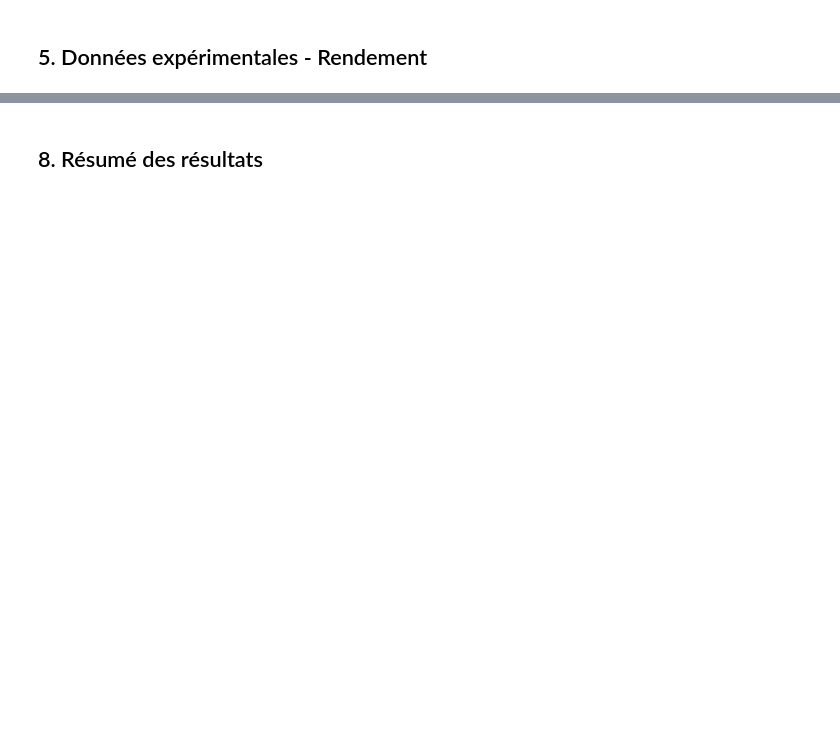
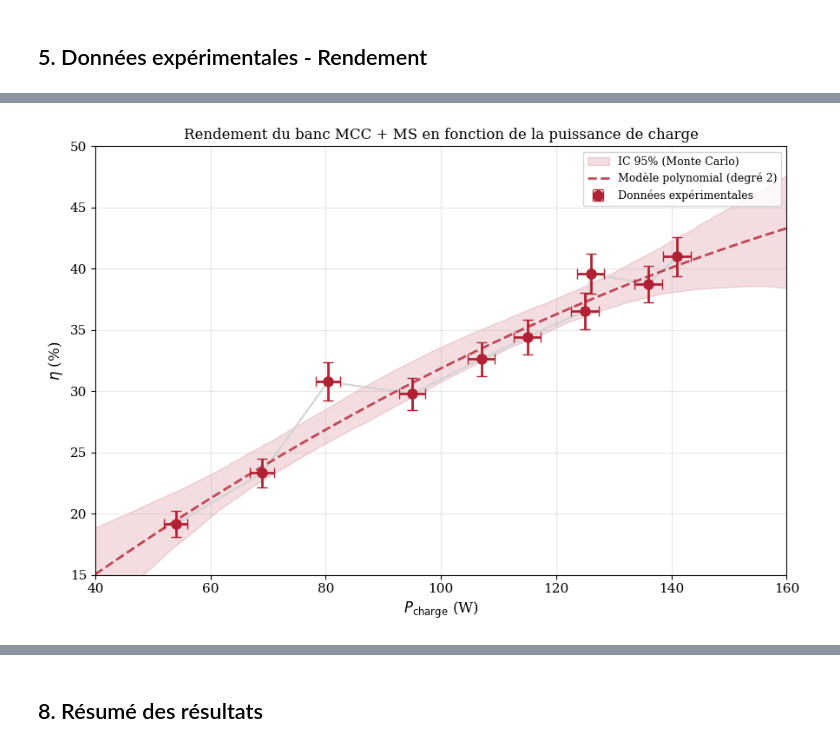
Before and after one commit to pierrelouis-cmrt/TP8, a Jupyter notebook: TP8_notebook.ipynb, the cells around one changed output, grey strips where cells are left out. Saved outputs shown, nothing was run; the diff lists cells and outputs as text; code cells hidden in the pictures; blank space fills up the shorter version.

```diff
--- a/TP8_notebook.ipynb
+++ b/TP8_notebook.ipynb
@@ -316,2 +405,84 @@ plt.show()
+# %%
+fig3, ax3 = plt.subplots(figsize=(9, 6))
+
+# Ajustement polynomial pondéré (valeurs centrales)
+weights = 1 / delta_eta
+coeffs = np.polyfit(P_charge, eta, 2, w=weights)
+c2, c1, c0 = coeffs
+
+# Monte Carlo pour incertitudes et bande de confiance
+coeffs_mc = monte_carlo_polyfit(P_charge, eta, delta_P_charge, delta_eta, degree=2)
+c2_mc, c1_mc, c0_mc = coeffs_mc[:, 0], coeffs_mc[:, 1], coeffs_mc[:, 2]
+
+u_c2_mc = np.std(c2_mc)
+u_c1_mc = np.std(c1_mc)
+u_c0_mc = np.std(c0_mc)
+
+# Incertitudes de la régression pondérée (via covariance)
+# Estimation simplifiée par résidus
+residuals = eta - np.polyval(coeffs, P_charge)
+n = len(P_charge)
+s2 = np.sum(weights * residuals**2) / (n - 3)
+# Approximation : incertitudes régression ~ résidus / sqrt(n)
+u_c2_linreg = np.sqrt(s2) * 0.00001  # ordre de grandeur estimé
+u_c1_linreg = np.sqrt(s2) * 0.001
+u_c0_linreg = np.sqrt(s2) * 1.0
+
+# Incertitudes combinées (MC domine largement ici)
+u_c2 = combine_uncertainties(u_c2_linreg, u_c2_mc)
+u_c1 = combine_uncertainties(u_c1_linreg, u_c1_mc)
+u_c0 = combine_uncertainties(u_c0_linreg, u_c0_mc)
+
+# Bande de confiance 95%
+P_fit = np.linspace(40, 160, 200)
+eta_lower, eta_upper = confidence_band_poly(P_fit, coeffs_mc, ci=0.95)
+
+# Courbe ajustée
+eta_fit = c0 + c1*P_fit + c2*P_fit**2
+
+# Maximum théorique
+P_opt = -c1 / (2 * c2)
+eta_max_theo = c0 + c1*P_opt + c2*P_opt**2
+
+# Incertitude sur P_opt par MC
+P_opt_mc = -c1_mc / (2 * c2_mc)
+u_P_opt = np.std(P_opt_mc)
+eta_max_mc = c0_mc + c1_mc*P_opt_mc + c2_mc*P_opt_mc**2
+u_eta_max = np.std(eta_max_mc)
+
+# Tracé de la bande de confiance
+ax3.fill_between(P_fit, eta_lower, eta_upper, color=ROUGE_CLAIR, alpha=0.15,
+                 label='IC 95% (Monte Carlo)')
+
+# Points expérimentaux
+ax3.errorbar(P_charge, eta, xerr=delta_P_charge, yerr=delta_eta,
+             fmt='o', color=ROUGE, capsize=4, markersize=8, linewidth=2,
+             label='Données expérimentales', zorder=3)
+
+# Ligne reliant les points
+order = np.argsort(P_charge)
+ax3.plot(P_charge[order], eta[order], color='lightgray', linewidth=1.5, zorder=1)
+
+# Courbe du modèle
+ax3.plot(P_fit, eta_fit, '--', color=ROUGE, alpha=0.8, linewidth=2,
+         label=f"Modèle polynomial (degré 2)", zorder=2)
+
+# Annotation du maximum
+ax3.axvline(x=P_opt, color='gray', linestyle=':', alpha=0.7)
+ax3.annotate(f"$P_{{opt}}$ = {P_opt:.0f} ± {u_P_opt:.0f} W\n$\\eta_{{max}}$ = {eta_max_theo:.1f} ± {u_eta_max:.1f} %",
+             xy=(P_opt+5, 25), fontsize=10, color='gray')
+
+ax3.set_xlabel(r'$P_{\mathrm{charge}}$ (W)', fontsize=12)
+ax3.set_ylabel(r'$\eta$ (%)', fontsize=12)
+ax3.set_title('Rendement du banc MCC + MS en fonction de la puissance de charge', fontsize=12)
+ax3.legend(loc='upper right', fontsize=9)
+ax3.grid(True, alpha=0.3)
+ax3.set_xlim(40, 160)
+ax3.set_ylim(15, 50)
+plt.tight_layout()
+plt.savefig('figures/figure3_rendement.png', dpi=300, bbox_inches='tight')
+plt.show()
+# %% [output]
+[figure, added]
 # %%
 print("MODÈLE POLYNOMIAL : η(%) = c0 + c1·P + c2·P² (P en W)")
```
Also changed, not shown: parts of 20 cells of this notebook, 4 other files.
